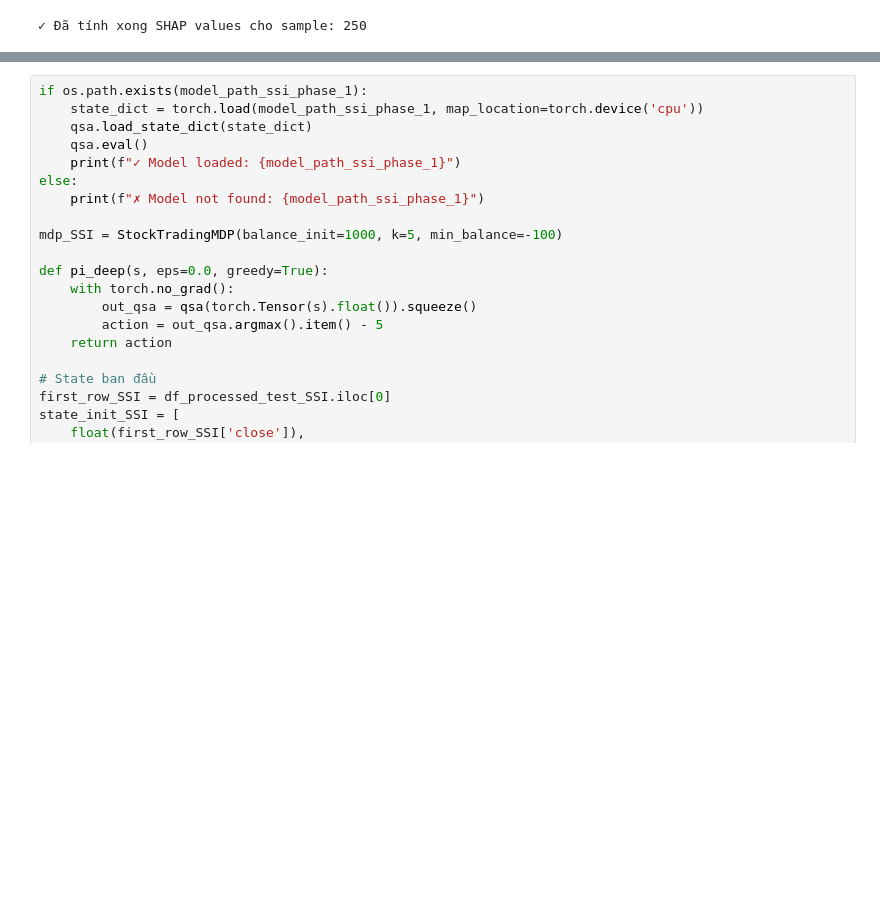
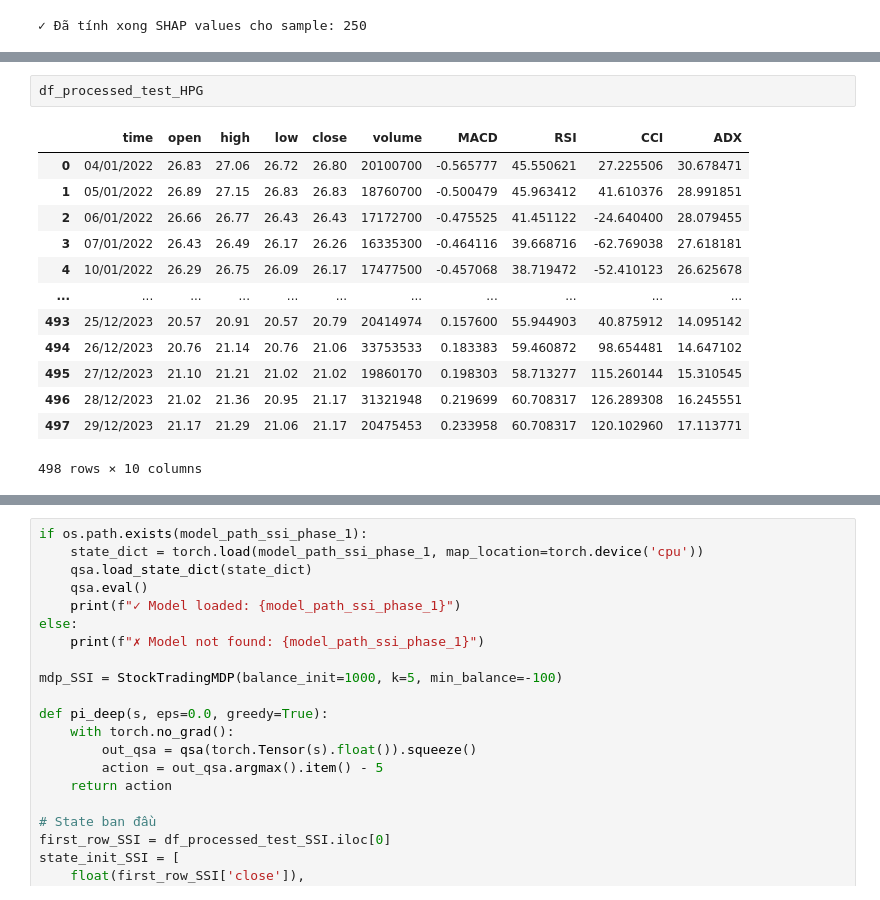
Before and after one commit to kohi-vip/SARSA_FinancialRL, a Jupyter notebook: application/XAI_analysis/SHAP_2013_2017.ipynb, the cells around one changed output, grey strips where cells are left out. Saved outputs shown, nothing was run; the diff lists cells and outputs as text; blank space fills up the shorter version.

Commit message:
chỉnh sửa test12345

```diff
--- a/application/XAI_analysis/SHAP_2013_2017.ipynb
+++ b/application/XAI_analysis/SHAP_2013_2017.ipynb
@@ -471,0 +582,16 @@ X shape: (250, 7)
+# %%
+df_processed_test_HPG
+# %% [output]
+|  | time | open | high | low | close | volume | MACD | RSI | CCI | ADX |
+| 0 | 04/01/2022 | 26.83 | 27.06 | 26.72 | 26.80 | 20100700 | -0.565777 | 45.550621 | 27.225506 | 30.678471 |
+| 1 | 05/01/2022 | 26.89 | 27.15 | 26.83 | 26.83 | 18760700 | -0.500479 | 45.963412 | 41.610376 | 28.991851 |
+| 2 | 06/01/2022 | 26.66 | 26.77 | 26.43 | 26.43 | 17172700 | -0.475525 | 41.451122 | -24.640400 | 28.079455 |
+| 3 | 07/01/2022 | 26.43 | 26.49 | 26.17 | 26.26 | 16335300 | -0.464116 | 39.668716 | -62.769038 | 27.618181 |
+| 4 | 10/01/2022 | 26.29 | 26.75 | 26.09 | 26.17 | 17477500 | -0.457068 | 38.719472 | -52.410123 | 26.625678 |
+| ... | ... | ... | ... | ... | ... | ... | ... | ... | ... | ... |
+| 493 | 25/12/2023 | 20.57 | 20.91 | 20.57 | 20.79 | 20414974 | 0.157600 | 55.944903 | 40.875912 | 14.095142 |
+| 494 | 26/12/2023 | 20.76 | 21.14 | 20.76 | 21.06 | 33753533 | 0.183383 | 59.460872 | 98.654481 | 14.647102 |
+| 495 | 27/12/2023 | 21.10 | 21.21 | 21.02 | 21.02 | 19860170 | 0.198303 | 58.713277 | 115.260144 | 15.310545 |
+| 496 | 28/12/2023 | 21.02 | 21.36 | 20.95 | 21.17 | 31321948 | 0.219699 | 60.708317 | 126.289308 | 16.245551 |
+| 497 | 29/12/2023 | 21.17 | 21.29 | 21.06 | 21.17 | 20475453 | 0.233958 | 60.708317 | 120.102960 | 17.113771 |
+498 rows × 10 columns
```
Also changed, not shown: parts of 7 cells of this notebook, 15 other files.
